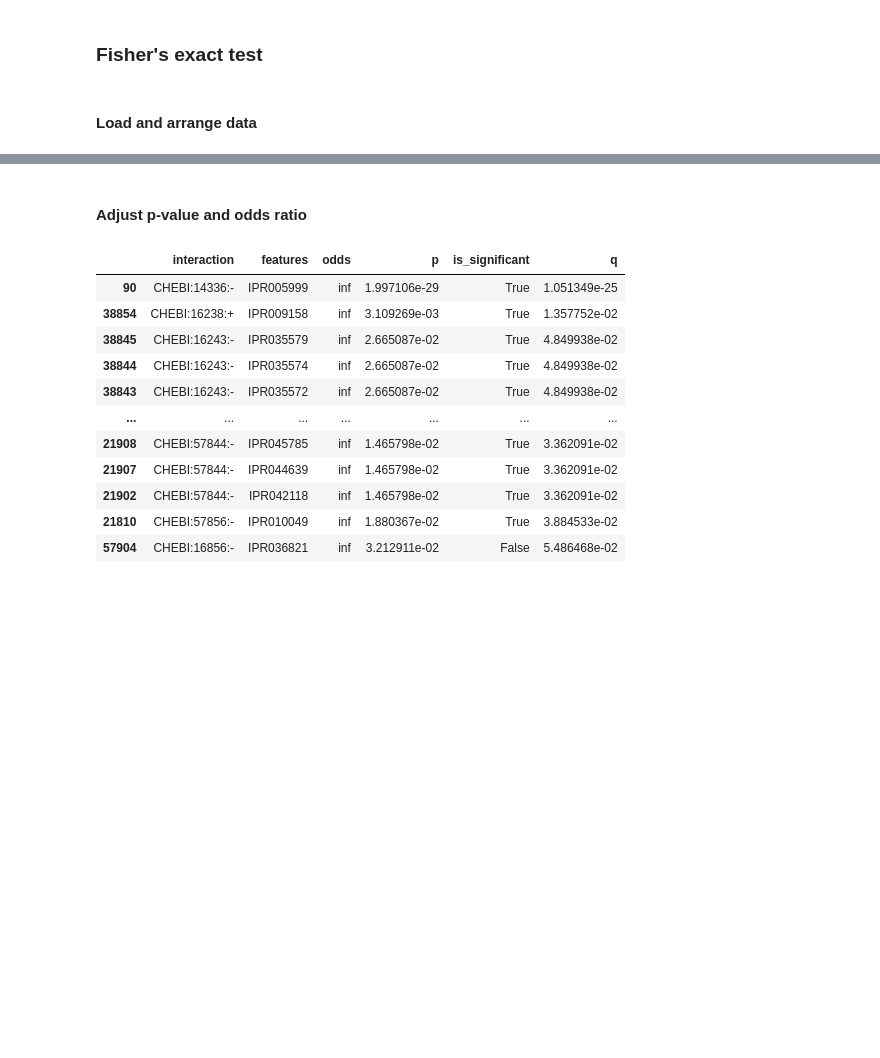
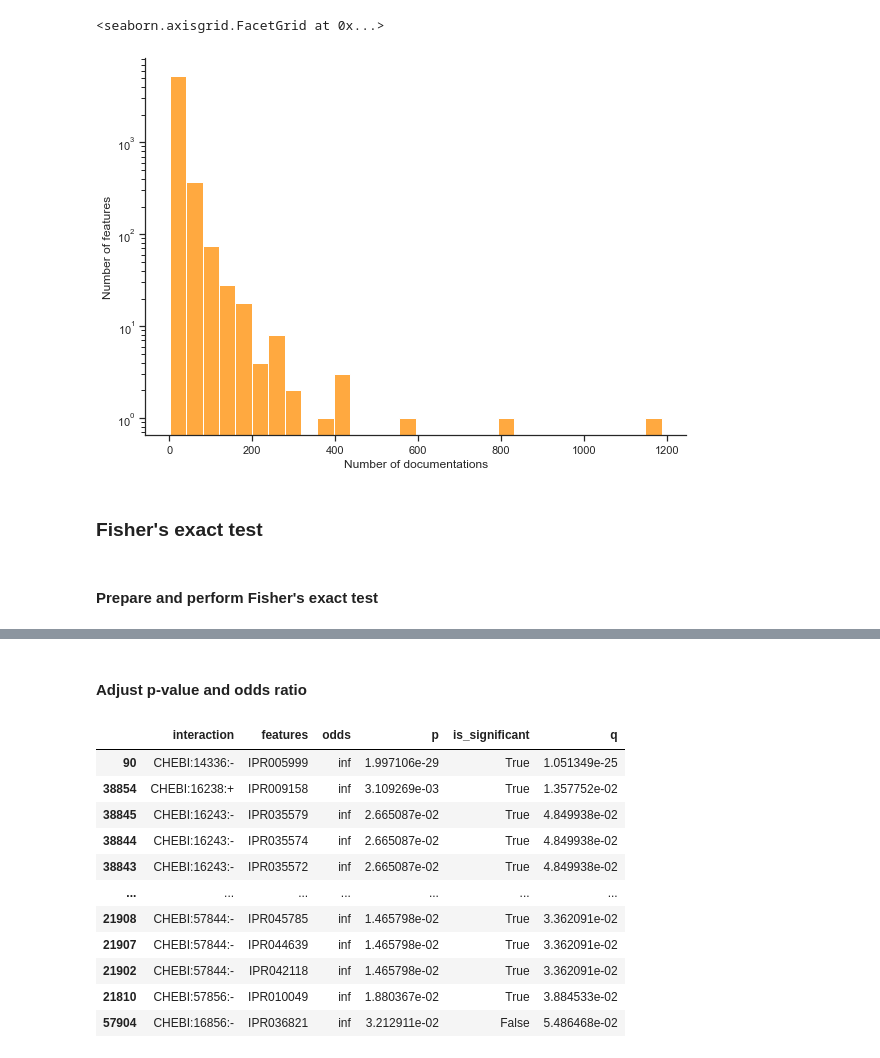
Before and after one commit to elinsroed/predicting-allostery, a Jupyter notebook: enrichment_analysis.ipynb, the cells around one changed output, grey strips where cells are left out. Cells and saved outputs as stored; diff of their text form; code cells hidden in the pictures; blank space fills up the shorter version.

```diff
--- a/enrichment_analysis.ipynb
+++ b/enrichment_analysis.ipynb
@@ -9,0 +18,4 @@ sns.set_style('ticks')
+# %%
+#Count the frequency of the features
+top_features = df[['Interpro_ids', 'ENTRY_TYPE', 'ENTRY_NAME']].value_counts().to_frame().reset_index()
+top_features.columns = ['Domain', 'Entry type', 'Entry name', 'Count']
@@ -10,4 +37,10 @@ sns.set_style('ticks')
+# %%
+#Plot frequency histogram of features
+ax = sns.displot(data=top_features, x='Count', kind='hist', height=6, aspect=1.4, bins=30, log_scale=[False, True], color='darkorange')
+ax.set_xlabels('Number of documentations')
+ax.set_ylabels('Number of features')
+# %% [output]
+<seaborn.axisgrid.FacetGrid at 0x...>
+[figure, added]
 # %% [markdown]
 ### Fisher's exact test
-# %% [markdown]
-#### Load and arrange data
@@ -18,3 +47,5 @@ df.drop_duplicates(['EC', 'Org', 'Mode', 'ChEBI', 'Interpro_ids'], inplace=True)
+# %% [markdown]
+#### Prepare and perform Fisher's exact test
 # %%
 #Make dictionary of ChEBI ids and synonyms for all metabolites
 #Example: CHEBI:15422: {ATP, adenosine triphosphate}
```
Also changed, not shown: parts of 24 cells of this notebook, 1 other file.
